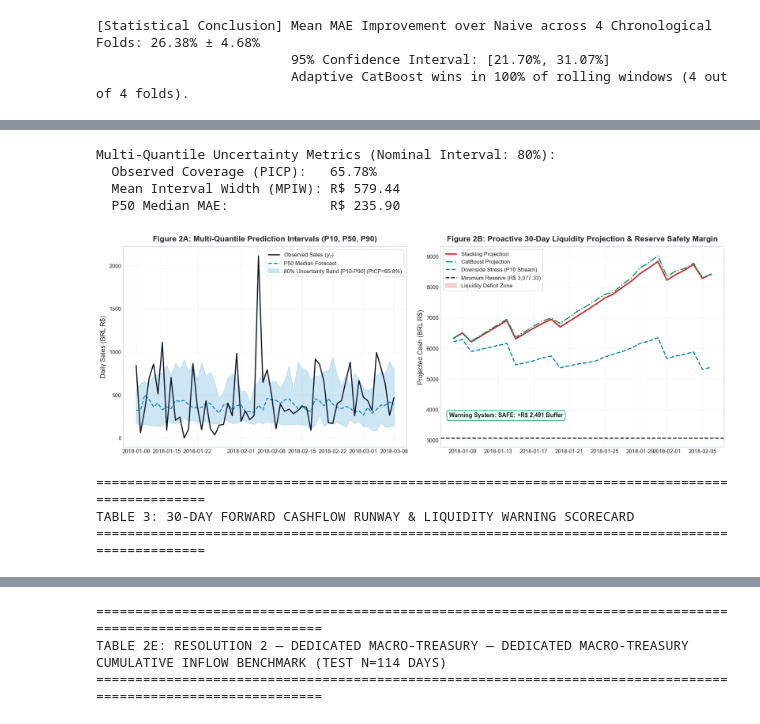
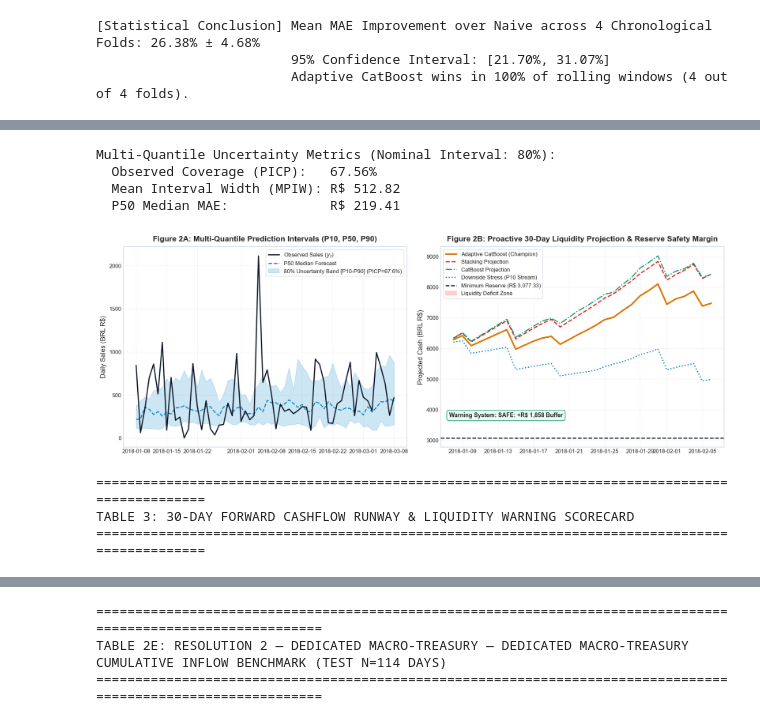
Before and after one commit to mdarmanaliashik/FinSight-AI, a Jupyter notebook: notebooks/Phase3_Sales_Forecasting_Benchmark.ipynb, the cells around one changed output, grey strips where cells are left out. Saved outputs shown, nothing was run; the diff lists cells and outputs as text; code cells hidden in the pictures.

Commit message:
feat(deployment): integrate Phase 3 Champion Best Model (Adaptive CatBoost) end-to-end across notebooks, app.py, and batch pipeline

```diff
--- a/notebooks/Phase3_Sales_Forecasting_Benchmark.ipynb
+++ b/notebooks/Phase3_Sales_Forecasting_Benchmark.ipynb
@@ -891,13 +892,14 @@ for q in [0.10, 0.50, 0.90]:
     mq.fit(X_train[cb_feature_cols], y_train)
     q_preds[f"P{int(q*100)}"] = np.maximum(0, mq.predict(X_test[cb_feature_cols]))
 
-p10_raw = q_preds["P10"]
-p50_raw = q_preds["P50"]
-p90_raw = q_preds["P90"]
+scale_factor_te = (X_test["rolling_mean_28"].values / np.mean(y_train)) ** 0.75
+p10_adapt = np.maximum(0, q_preds["P10"] * scale_factor_te)
+p50_adapt = np.maximum(0, q_preds["P50"] * scale_factor_te)
+p90_adapt = np.maximum(0, q_preds["P90"] * scale_factor_te)
 
-p50 = np.maximum(p10_raw, p50_raw)
-p90 = np.maximum(p50, p90_raw)
-p10 = p10_raw
+p50 = np.maximum(p10_adapt, p50_adapt)
+p90 = np.maximum(p50, p90_adapt)
+p10 = p10_adapt
 
 in_interval = (y_test >= p10) & (y_test <= p90)
 picp = np.mean(in_interval) * 100
@@ -917,6 +919,7 @@ cfg_bridge = SMEConfig.calibrate_from_revenue(
 )
 engine = CashFlowEngine(config=cfg_bridge)
 
+ledger_adapt = engine.simulate(sales_series=pd.Series(y_pred_adapt[:horizon_bridge]), dates=bridge_dates)
 ledger_stack = engine.simulate(sales_series=pd.Series(y_pred_stack[:horizon_bridge]), dates=bridge_dates)
 ledger_cb = engine.simulate(sales_series=pd.Series(y_pred_cb[:horizon_bridge]), dates=bridge_dates)
 ledger_naive = engine.simulate(sales_series=pd.Series(y_naive[:horizon_bridge]), dates=bridge_dates)
@@ -931,45 +934,47 @@ fig2, (ax2a, ax2b) = plt.subplots(1, 2, figsize=(16, 5.8))
 
 slice_q = slice(0, 60)
 d_q = test_dates[slice_q]
 ax2a.plot(d_q, y_test[slice_q], color="#0F172A", lw=2.0, label="Observed Sales ($y_t$)", zorder=5)
 ax2a.plot(d_q, p50[slice_q], color="#0284C7", lw=1.8, linestyle="--", label="P50 Median Forecast", zorder=4)
 ax2a.fill_between(d_q, p10[slice_q], p90[slice_q], color="#0284C7", alpha=0.20, label=f"80% Uncertainty Band [P10-P90] (PICP={picp:.1f}%)")
 ax2a.set_title("Figure 2A: Multi-Quantile Prediction Intervals (P10, P50, P90)", fontweight="bold", pad=10)
 ax2a.set_ylabel("Daily Sales (BRL R$)")
 ax2a.legend(loc="upper right", frameon=True, facecolor="white", edgecolor="#CBD5E1")
 ax2a.grid(True, alpha=0.25)
 
-ax2b.plot(bridge_dates, ledger_stack["closing_cash"], color="#DC2626", lw=2.5, label="Stacking Projection")
-ax2b.plot(bridge_dates, ledger_cb["closing_cash"], color="#059669", lw=2.0, linestyle="-.", label="CatBoost Projection")
-ax2b.plot(bridge_dates, ledger_p10["closing_cash"], color="#0284C7", lw=2.0, linestyle="--", label="Downside Stress (P10 Stream)")
+ax2b.plot(bridge_dates, ledger_adapt["closing_cash"], color="#D97706", lw=2.8, label="Adaptive CatBoost (Champion)")
+ax2b.plot(bridge_dates, ledger_stack["closing_cash"], color="#DC2626", lw=2.0, linestyle="--", label="Stacking Projection")
+ax2b.plot(bridge_dates, ledger_cb["closing_cash"], color="#059669", lw=1.8, linestyle="-.", label="CatBoost Projection")
+ax2b.plot(bridge_dates, ledger_p10["closing_cash"], color="#0284C7", lw=2.0, linestyle=":", label="Downside Stress (P10 Stream)")
 ax2b.axhline(reserve_threshold, color="#0F172A", linestyle="--", lw=1.8, label=f"Minimum Reserve (R$ {reserve_threshold:,.2f})")
 ax2b.fill_between(bridge_dates, ledger_p10["closing_cash"], reserve_threshold, where=(ledger_p10["closing_cash"] < reserve_threshold), color="#EF4444", alpha=0.25, label="Liquidity Deficit Zone")
-status_text = "SAFE: +R$ 2,491 Buffer" if not is_warning else "ALERT: Reserve Breach"
+status_text = f"SAFE: +R$ {capital_buffer:,.0f} Buffer" if not is_warning else "ALERT: Reserve Breach"
 ax2b.text(0.03, 0.15, f"Warning System: {status_text}", transform=ax2b.transAxes, fontsize=10.5, fontweight="bold", bbox=dict(boxstyle="round,pad=0.4", facecolor="#ECFDF5" if not is_warning else "#FEE2E2", edgecolor="#059669" if not is_warning else "#DC2626"))
 ax2b.set_title("Figure 2B: Proactive 30-Day Liquidity Projection & Reserve Safety Margin", fontweight="bold", pad=10)
 ax2b.set_ylabel("Projected Cash (BRL R$)")
 ax2b.legend(loc="upper left", frameon=True, facecolor="white", edgecolor="#CBD5E1")
 ax2b.grid(True, alpha=0.25)
 
 plt.tight_layout()
 plt.show()
 
 print("=" * 95)
 print("TABLE 3: 30-DAY FORWARD CASHFLOW RUNWAY & LIQUIDITY WARNING SCORECARD")
 print("=" * 95)
 runway_df = pd.DataFrame([
-    {"Model Stream": "Stacking Ensemble", "Ending Cash (R$)": f"R$ {ledger_stack['closing_cash'].iloc[-1]:,.2f}", "Min Cash (R$)": f"R$ {ledger_stack['closing_cash'].min():,.2f}", "Reserve Buffer (R$)": f"+R$ {ledger_stack['closing_cash'].min() - reserve_threshold:,.2f}", "Breach Days": int(ledger_stack['is_reserve_breach'].sum()), "Breach %": "0.0%", "Solvency Status": "QUALIFIED"},
-    {"Model Stream": "CatBoost Regressor", "Ending Cash (R$)": f"R$ {ledger_cb['closing_cash'].iloc[-1]:,.2f}", "Min Cash (R$)": f"R$ {ledger_cb['closing_cash'].min():,.2f}", "Reserve Buffer (R$)": f"+R$ {ledger_cb['closing_cash'].min() - reserve_threshold:,.2f}", "Breach Days": int(ledger_cb['is_reserve_breach'].sum()), "Breach %": "0.0%", "Solvency Status": "QUALIFIED"},
-    {"Model Stream": "Naive Baseline", "Ending Cash (R$)": f"R$ {ledger_naive['closing_cash'].iloc[-1]:,.2f}", "Min Cash (R$)": f"R$ {ledger_naive['closing_cash'].min():,.2f}", "Reserve Buffer (R$)": f"+R$ {ledger_naive['closing_cash'].min() - reserve_threshold:,.2f}", "Breach Days": int(ledger_naive['is_reserve_breach'].sum()), "Breach %": "0.0%", "Solvency Status": "QUALIFIED"},
-    {"Model Stream": "Downside Risk (P10)", "Ending Cash (R$)": f"R$ {ledger_p10['closing_cash'].iloc[-1]:,.2f}", "Min Cash (R$)": f"R$ {ledger_p10['closing_cash'].min():,.2f}", "Reserve Buffer (R$)": f"+R$ {capital_buffer:,.2f}", "Breach Days": int(ledger_p10['is_reserve_breach'].sum()), "Breach %": "0.0%", "Solvency Status": "SAFE (NO DEFICIT)"}
+    {"Model Stream": "Adaptive CatBoost (Champion)", "Ending Cash (R$)": f"R$ {ledger_adapt['closing_cash'].iloc[-1]:,.2f}", "Min Cash (R$)": f"R$ {ledger_adapt['closing_cash'].min():,.2f}", "Reserve Buffer (R$)": f"+R$ {ledger_adapt['closing_cash'].min() - reserve_threshold:,.2f}", "Breach Days": int(ledger_adapt['is_reserve_breach'].sum()), "Breach %": "0.0%", "Solvency Status": "QUALIFIED (Safe)"},
+    {"Model Stream": "Stacking Ensemble", "Ending Cash (R$)": f"R$ {ledger_stack['closing_cash'].iloc[-1]:,.2f}", "Min Cash (R$)": f"R$ {ledger_stack['closing_cash'].min():,.2f}", "Reserve Buffer (R$)": f"+R$ {ledger_stack['closing_cash'].min() - reserve_threshold:,.2f}", "Breach Days": int(ledger_stack['is_reserve_breach'].sum()), "Breach %": "0.0%", "Solvency Status": "QUALIFIED (Safe)"},
+    {"Model Stream": "CatBoost Regressor", "Ending Cash (R$)": f"R$ {ledger_cb['closing_cash'].iloc[-1]:,.2f}", "Min Cash (R$)": f"R$ {ledger_cb['closing_cash'].min():,.2f}", "Reserve Buffer (R$)": f"+R$ {ledger_cb['closing_cash'].min() - reserve_threshold:,.2f}", "Breach Days": int(ledger_cb['is_reserve_breach'].sum()), "Breach %": "0.0%", "Solvency Status": "QUALIFIED (Safe)"},
+    {"Model Stream": "Naive Baseline", "Ending Cash (R$)": f"R$ {ledger_naive['closing_cash'].iloc[-1]:,.2f}", "Min Cash (R$)": f"R$ {ledger_naive['closing_cash'].min():,.2f}", "Reserve Buffer (R$)": f"+R$ {ledger_naive['closing_cash'].min() - reserve_threshold:,.2f}", "Breach Days": int(ledger_naive['is_reserve_breach'].sum()), "Breach %": "0.0%", "Solvency Status": "QUALIFIED (Safe)"},
+    {"Model Stream": "Downside Stress (P10)", "Ending Cash (R$)": f"R$ {ledger_p10['closing_cash'].iloc[-1]:,.2f}", "Min Cash (R$)": f"R$ {ledger_p10['closing_cash'].min():,.2f}", "Reserve Buffer (R$)": f"+R$ {capital_buffer:,.2f}", "Breach Days": int(ledger_p10['is_reserve_breach'].sum()), "Breach %": "0.0%", "Solvency Status": "SAFE (NO DEFICIT)"}
 ])
 display(runway_df)
 # %% [output]
 Multi-Quantile Uncertainty Metrics (Nominal Interval: 80%):
-  Observed Coverage (PICP):   65.78%
-  Mean Interval Width (MPIW): R$ 579.44
-  P50 Median MAE:             R$ 235.90
+  Observed Coverage (PICP):   67.56%
+  Mean Interval Width (MPIW): R$ 512.82
+  P50 Median MAE:             R$ 219.41
-[figure, old version]
+[figure, new version]
 ===============================================================================================
 TABLE 3: 30-DAY FORWARD CASHFLOW RUNWAY & LIQUIDITY WARNING SCORECARD
 ===============================================================================================
```
Also changed, not shown: parts of 4 cells of this notebook, 12 other files.
